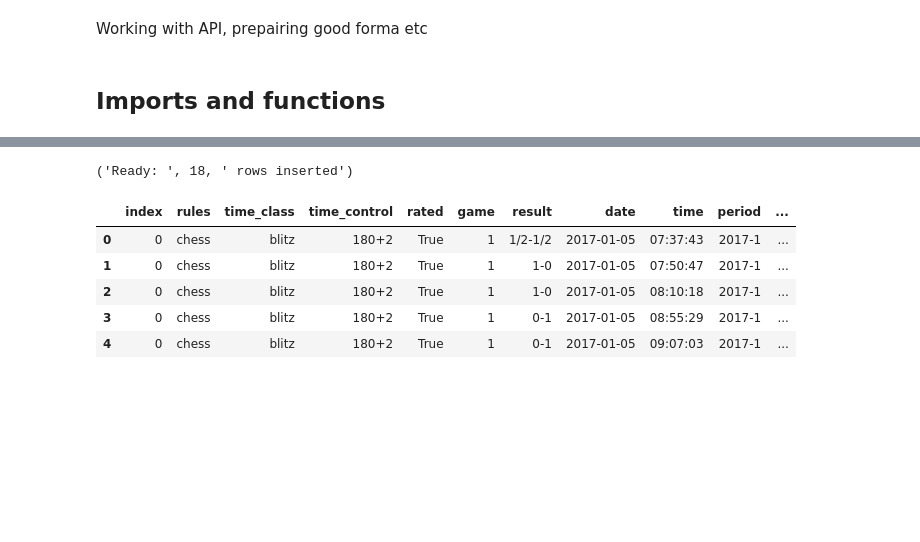
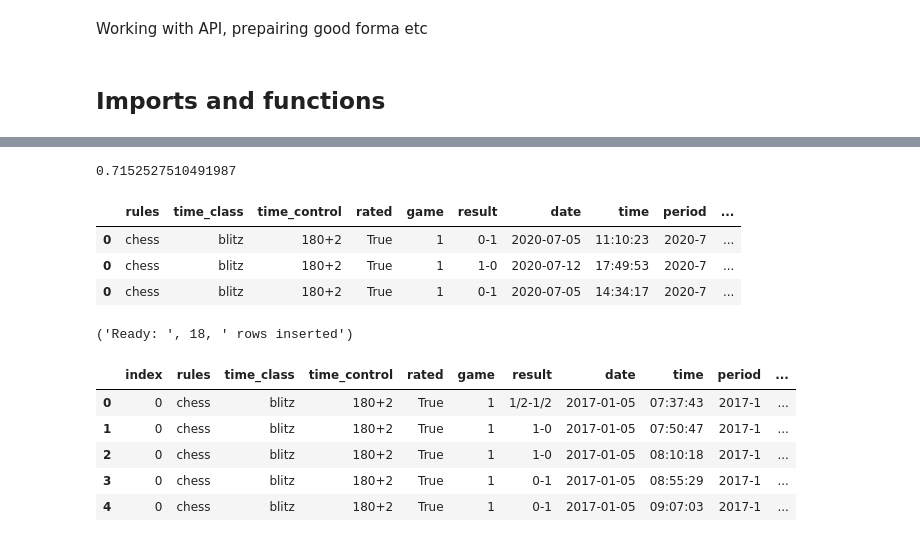
Before and after one commit to rosolimo212/chesscom, a Jupyter notebook: API_import.ipynb, the cells around one changed output, grey strips where cells are left out. Drawn from its saved outputs; the diff is of its cells as text; code cells hidden in the pictures; blank space fills up the shorter version.

```diff
--- a/API_import.ipynb
+++ b/API_import.ipynb
@@ -58,13 +73,12 @@ def get_number(x):
     else:
         return -1
 
-# retunr classoc Elo propabilities
+# retunr classic Elo propabilities
 # elo_prob(2882, 2722) -> 0.7152 (72% chanses Carlsen (2882) to beat Wan Hao (2722))
 def elo_prob(rw, rb):
-    try:
-        res=1/(1+np.power(10, (rb-rw)/400))
-    except:
-        res=0
+    rw=float(rw)
+    rb=float(rb)
+    res=1/(1+np.power(10, (rb-rw)/400))
     return res
 
 # working with pgn
@@ -297,6 +272,26 @@ def insert_df(df, table_name):
 
     df.to_sql(table_name, con=postgresql_engine, if_exists='append')#, index_label='insert_index')
     print('Ready: ', len(df), ' rows inserted')
+# %%
+year=2020
+month=7
+player='Rosolimo'
+response_str, status_code=get_api_data_to_str(player,str(year), get_number(month))
+# %%
+first_data=get_str_data_to_pandas(response_str)
+second_data=prepair_pandas_multilevel_data(first_data)
+third_data=get_pl_stat(second_data)
+# %%
+elo_prob(2882, 2722)
+# %% [output]
+0.7152527510491987
+# %%
+third_data.sample(3)
+# %% [output]
+|  | rules | time_class | time_control | rated | game | result | date | time | period | ... |
+| 0 | chess | blitz | 180+2 | True | 1 | 0-1 | 2020-07-05 | 11:10:23 | 2020-7 | ... |
+| 0 | chess | blitz | 180+2 | True | 1 | 1-0 | 2020-07-12 | 17:49:53 | 2020-7 | ... |
+| 0 | chess | blitz | 180+2 | True | 1 | 0-1 | 2020-07-05 | 14:34:17 | 2020-7 | ... |
 # %%
 year=2020
 month=7
```
Also changed, not shown: parts of 25 cells of this notebook.
